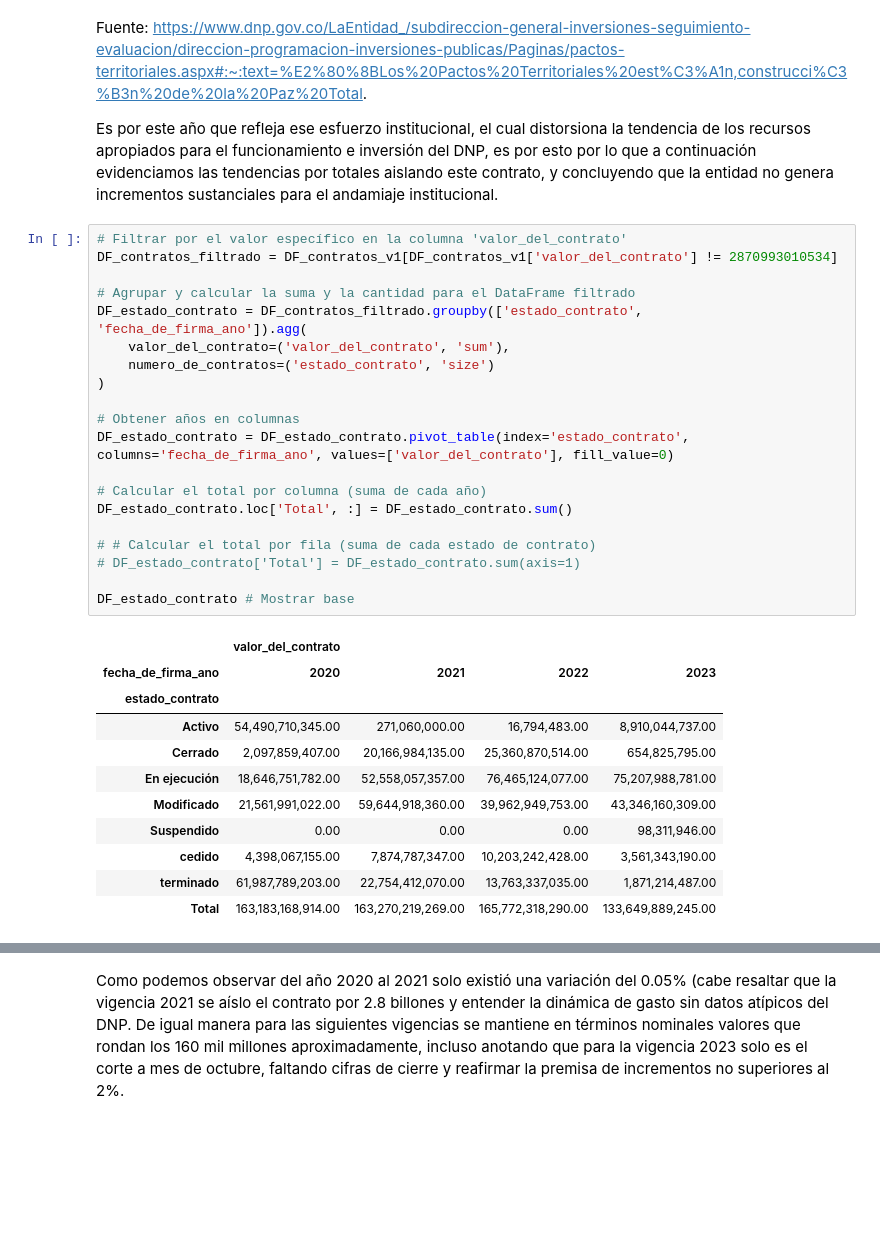
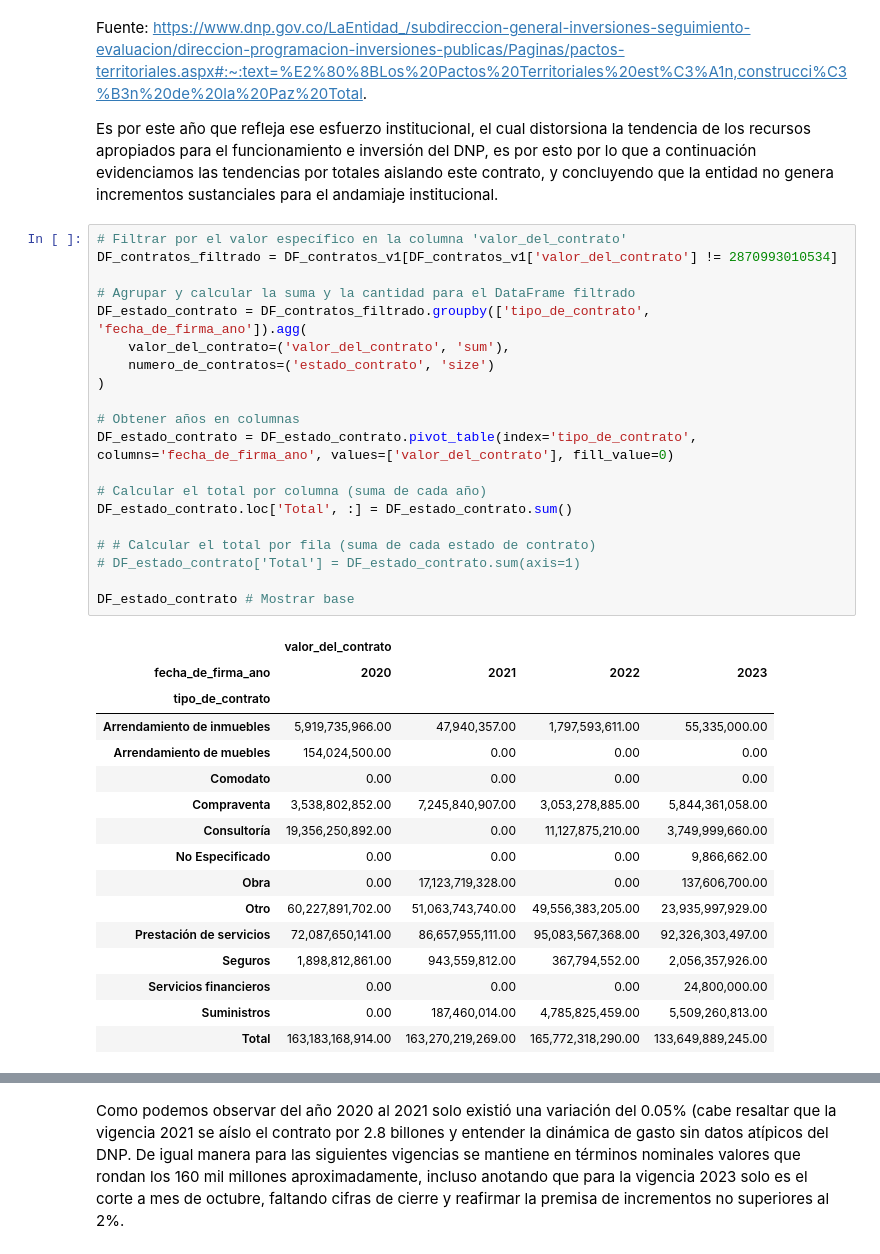
Before and after one commit to Maikclaros/AnCon_DNP, a Jupyter notebook: codigo/preprocesamiento/Procesamiento.ipynb, the cells around one changed output, grey strips where cells are left out. Saved outputs shown, nothing was run; the diff lists cells and outputs as text; blank space fills up the shorter version.

```diff
--- a/codigo/preprocesamiento/Procesamiento.ipynb
+++ b/codigo/preprocesamiento/Procesamiento.ipynb
@@ -404,34 +409,39 @@ Es por este año que refleja ese esfuerzo institucional, el cual distorsiona la
 # %%
 # Filtrar por el valor específico en la columna 'valor_del_contrato'
 DF_contratos_filtrado = DF_contratos_v1[DF_contratos_v1['valor_del_contrato'] != 2870993010534]
 
 # Agrupar y calcular la suma y la cantidad para el DataFrame filtrado
-DF_estado_contrato = DF_contratos_filtrado.groupby(['estado_contrato', 'fecha_de_firma_ano']).agg(
+DF_estado_contrato = DF_contratos_filtrado.groupby(['tipo_de_contrato', 'fecha_de_firma_ano']).agg(
     valor_del_contrato=('valor_del_contrato', 'sum'),
     numero_de_contratos=('estado_contrato', 'size')
 )
 
 # Obtener años en columnas
-DF_estado_contrato = DF_estado_contrato.pivot_table(index='estado_contrato', columns='fecha_de_firma_ano', values=['valor_del_contrato'], fill_value=0)
+DF_estado_contrato = DF_estado_contrato.pivot_table(index='tipo_de_contrato', columns='fecha_de_firma_ano', values=['valor_del_contrato'], fill_value=0)
 
 # Calcular el total por columna (suma de cada año)
 DF_estado_contrato.loc['Total', :] = DF_estado_contrato.sum()
 
 # # Calcular el total por fila (suma de cada estado de contrato)
 # DF_estado_contrato['Total'] = DF_estado_contrato.sum(axis=1)
 
 DF_estado_contrato # Mostrar base
 # %% [output]
 |  | valor_del_contrato |  |  |  |
 | fecha_de_firma_ano | 2020 | 2021 | 2022 | 2023 |
-| estado_contrato |  |  |  |  |
-| Activo | 54,490,710,345.00 | 271,060,000.00 | 16,794,483.00 | 8,910,044,737.00 |
-| Cerrado | 2,097,859,407.00 | 20,166,984,135.00 | 25,360,870,514.00 | 654,825,795.00 |
-| En ejecución | 18,646,751,782.00 | 52,558,057,357.00 | 76,465,124,077.00 | 75,207,988,781.00 |
-| Modificado | 21,561,991,022.00 | 59,644,918,360.00 | 39,962,949,753.00 | 43,346,160,309.00 |
-| Suspendido | 0.00 | 0.00 | 0.00 | 98,311,946.00 |
-| cedido | 4,398,067,155.00 | 7,874,787,347.00 | 10,203,242,428.00 | 3,561,343,190.00 |
-| terminado | 61,987,789,203.00 | 22,754,412,070.00 | 13,763,337,035.00 | 1,871,214,487.00 |
+| tipo_de_contrato |  |  |  |  |
+| Arrendamiento de inmuebles | 5,919,735,966.00 | 47,940,357.00 | 1,797,593,611.00 | 55,335,000.00 |
+| Arrendamiento de muebles | 154,024,500.00 | 0.00 | 0.00 | 0.00 |
+| Comodato | 0.00 | 0.00 | 0.00 | 0.00 |
+| Compraventa | 3,538,802,852.00 | 7,245,840,907.00 | 3,053,278,885.00 | 5,844,361,058.00 |
+| Consultoría | 19,356,250,892.00 | 0.00 | 11,127,875,210.00 | 3,749,999,660.00 |
+| No Especificado | 0.00 | 0.00 | 0.00 | 9,866,662.00 |
+| Obra | 0.00 | 17,123,719,328.00 | 0.00 | 137,606,700.00 |
+| Otro | 60,227,891,702.00 | 51,063,743,740.00 | 49,556,383,205.00 | 23,935,997,929.00 |
+| Prestación de servicios | 72,087,650,141.00 | 86,657,955,111.00 | 95,083,567,368.00 | 92,326,303,497.00 |
+| Seguros | 1,898,812,861.00 | 943,559,812.00 | 367,794,552.00 | 2,056,357,926.00 |
+| Servicios financieros | 0.00 | 0.00 | 0.00 | 24,800,000.00 |
+| Suministros | 0.00 | 187,460,014.00 | 4,785,825,459.00 | 5,509,260,813.00 |
 | Total | 163,183,168,914.00 | 163,270,219,269.00 | 165,772,318,290.00 | 133,649,889,245.00 |
 # %%
 # Filtrar solo los totales
```
Also changed, not shown: parts of 2 cells of this notebook.
